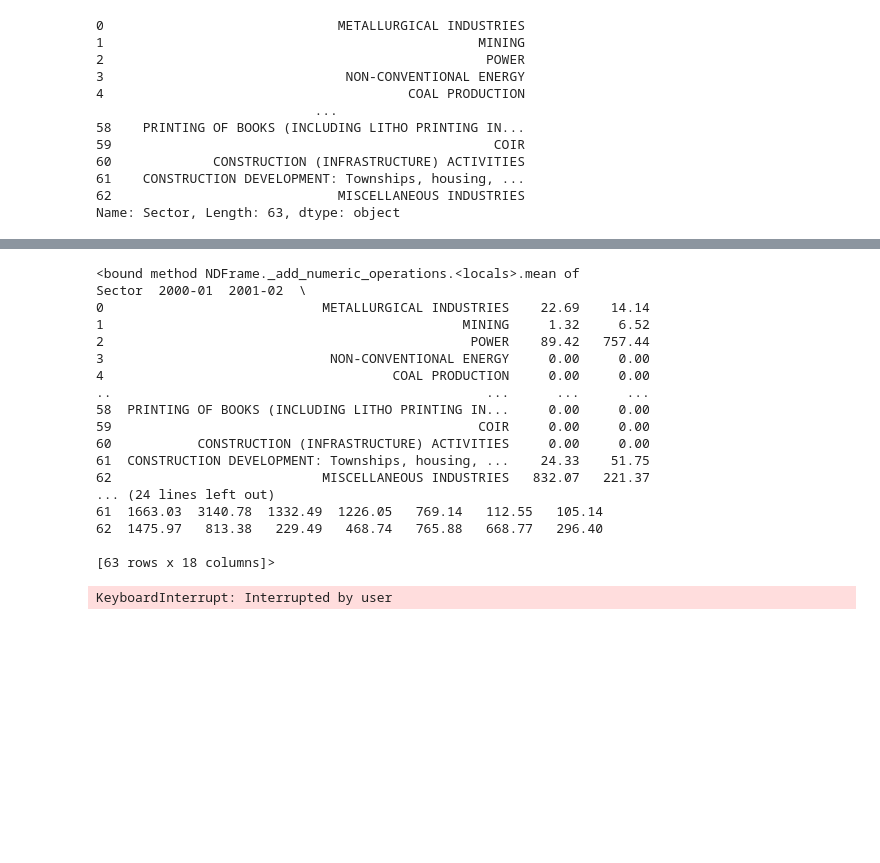
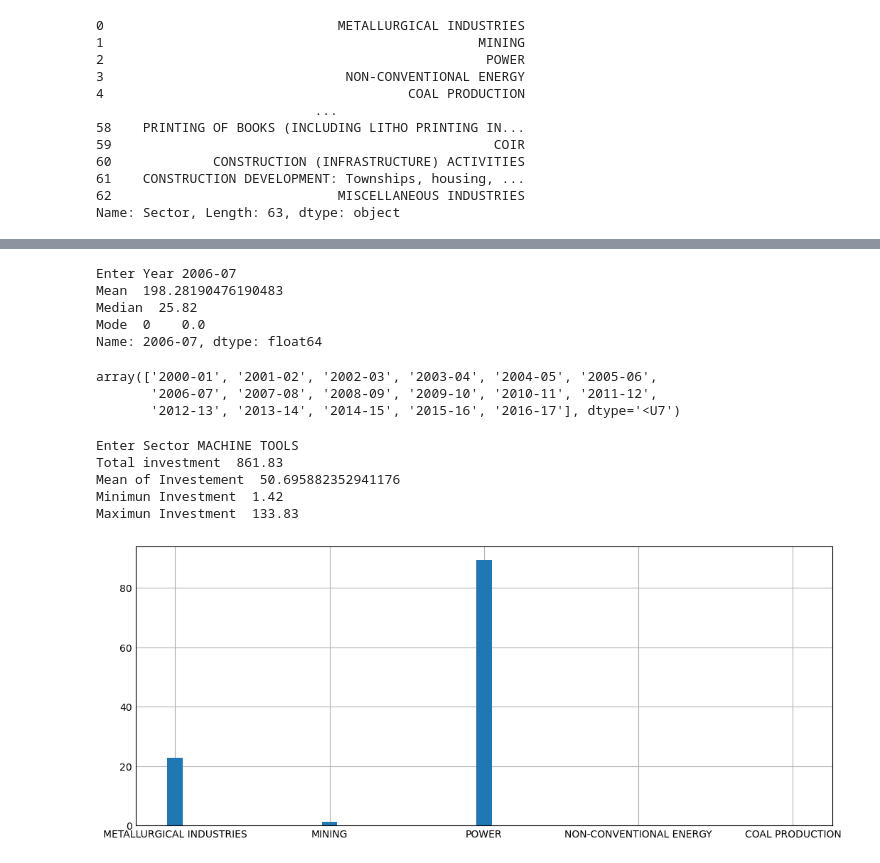
Before and after one commit to Apurv48/Foreign-Direct-Investment-Analytics, a Jupyter notebook: Foreign Direct Investment Analytics.ipynb, the cells around one changed output, grey strips where cells are left out. Cells and saved outputs as stored; diff of their text form; code cells hidden in the pictures; blank space fills up the shorter version.

```diff
--- a/Foreign Direct Investment Analytics.ipynb
+++ b/Foreign Direct Investment Analytics.ipynb
@@ -269,27 +272,58 @@ MINING 10.06
-# %%
-data.mean
-# %% [output]
-<bound method NDFrame._add_numeric_operations.<locals>.mean of                                                Sector  2000-01  2001-02  \
-0                            METALLURGICAL INDUSTRIES    22.69    14.14
-1                                              MINING     1.32     6.52
-2                                               POWER    89.42   757.44
-3                             NON-CONVENTIONAL ENERGY     0.00     0.00
-4                                     COAL PRODUCTION     0.00     0.00
-..                                                ...      ...      ...
-58  PRINTING OF BOOKS (INCLUDING LITHO PRINTING IN...     0.00     0.00
-59                                               COIR     0.00     0.00
-60           CONSTRUCTION (INFRASTRUCTURE) ACTIVITIES     0.00     0.00
-61  CONSTRUCTION DEVELOPMENT: Townships, housing, ...    24.33    51.75
-62                           MISCELLANEOUS INDUSTRIES   832.07   221.37
-... (24 lines left out)
-61  1663.03  3140.78  1332.49  1226.05   769.14   112.55   105.14
-62  1475.97   813.38   229.49   468.74   765.88   668.77   296.40
-
-[63 rows x 18 columns]>
 # %%
 year = input("Enter Year ")
-print(data[year].mean())
-print(data[year].median())
-print(data[year].mode())
+print("Mean ",data[year].mean())
+print("Median ",data[year].median())
+print("Mode ",data[year].mode())
 # %% [output]
-KeyboardInterrupt: Interrupted by user
+Enter Year 2006-07
+Mean  198.28190476190483
+Median  25.82
+Mode  0    0.0
+Name: 2006-07, dtype: float64
+# %%
+Years=[]
+for i in data.columns:
+    if i!='Sector':
+        Years.append(i)
+Years=np.array(Years)
+Years
+# %% [output]
+array(['2000-01', '2001-02', '2002-03', '2003-04', '2004-05', '2005-06',
+       '2006-07', '2007-08', '2008-09', '2009-10', '2010-11', '2011-12',
+       '2012-13', '2013-14', '2014-15', '2015-16', '2016-17'], dtype='<U7')
+# %%
+sector = input("Enter Sector ")
+sector=sector.upper()
+Total=[]
+
+for i in Years:
+    Total.append(data[i].where(Sector==sector))
+
+Total=np.array(Total)
+sum = []
+for i in Total:
+    for j in i:
+        if j>=0:
+            sum.append(j)
+sum=np.array(sum)
+print("Total investment ",sum.sum())
+print("Mean of Investement ",sum.mean())
+print("Minimun Investment ",sum.min())
+print("Maximun Investment ",sum.max())
+# %% [output]
+Enter Sector MACHINE TOOLS
+Total investment  861.83
+Mean of Investement  50.695882352941176
+Minimun Investment  1.42
+Maximun Investment  133.83
+# %%
+plt.style.use('_mpl-gallery')
+sector = data['Sector'].head()
+year = data['2000-01'].head()
+# plt.figure().set_figwidth(25)
+# plt.figure().set_figheight(12)
+plt.rcParams['figure.figsize'] = [10, 4]
+plt.bar(sector,year,width=0.1)
+plt.show()
+# %% [output]
+[figure, added]
```
Also changed, not shown: parts of 5 cells of this notebook.
